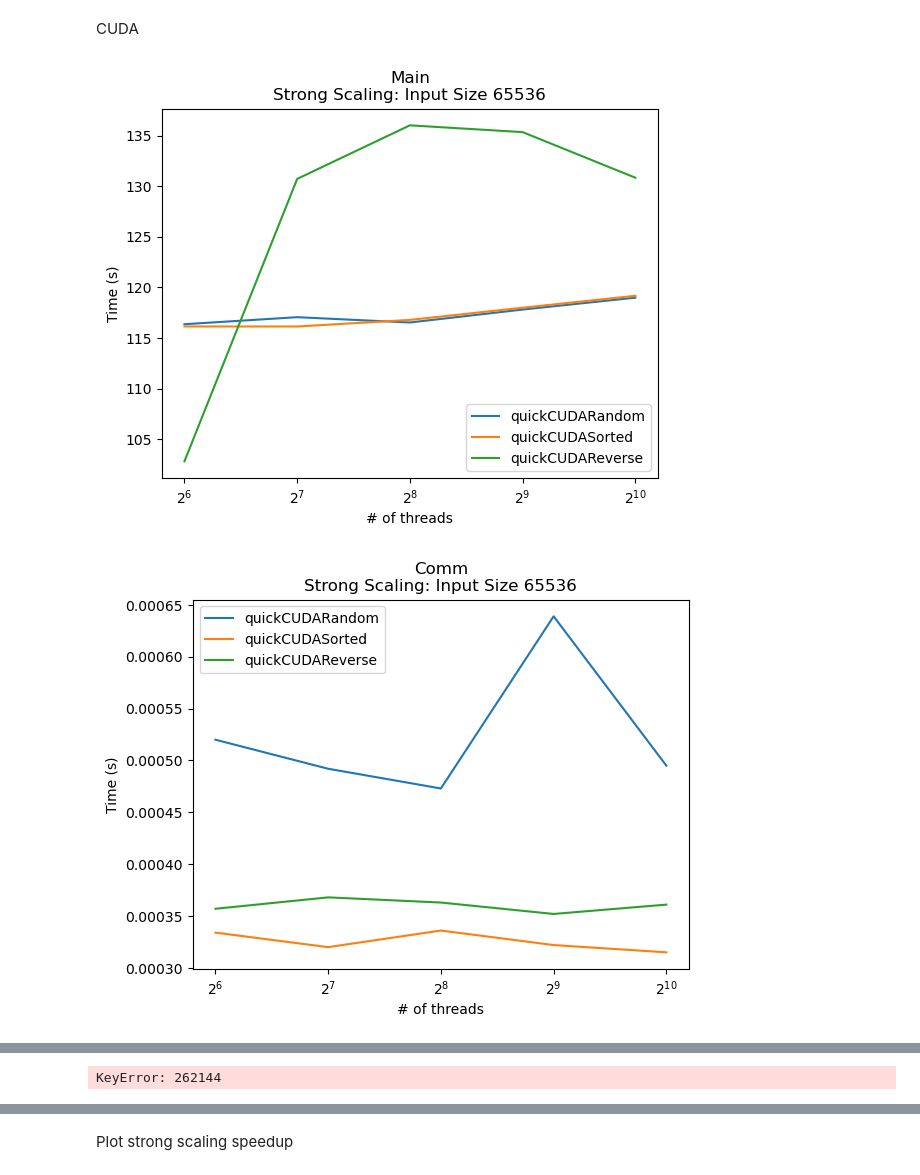
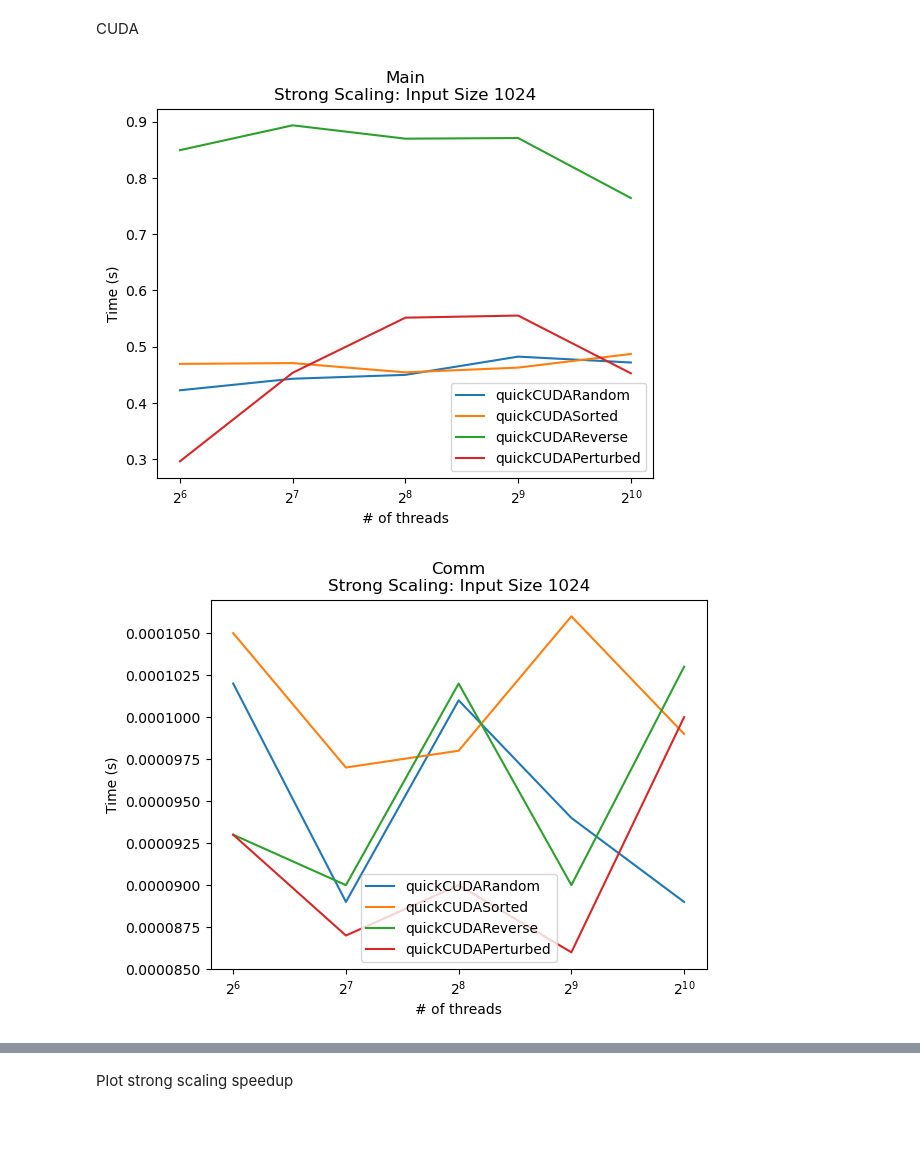
Before and after one commit to Sofia-Ortega/ParallelComputingProject, a Jupyter notebook: PerformanceEval/QuickSortPlotting.ipynb, the cells around one changed output, grey strips where cells are left out. Drawn from its saved outputs; the diff is of its cells as text; code cells hidden in the pictures; blank space fills up the shorter version.

```diff
--- a/PerformanceEval/QuickSortPlotting.ipynb
+++ b/PerformanceEval/QuickSortPlotting.ipynb
@@ -41,28 +49,28 @@ quickTKCUDARandom.metadata
 # %%
-quickMPIData = [quickTKMPIRandom, quickTKMPISorted, quickTKMPIReverse, quickTKMPIPerturbed]
-quickMPIDataClean = []
+# quickMPIData = [quickTKMPIRandom, quickTKMPISorted, quickTKMPIReverse, quickTKMPIPerturbed]
+# quickMPIDataClean = []
 
-for i in range(len(quickMPIData)):
-    quickGB = quickMPIData[i].groupby("InputSize")
+# for i in range(len(quickMPIData)):
+#     quickGB = quickMPIData[i].groupby("InputSize")
 
-    quickCtk = th.Thicket.concat_thickets(
-        thickets=list(quickGB.values()),
-        headers=list(quickGB.keys()),
-        axis="columns",
-        metadata_key="num_procs"
-    )
+#     quickCtk = th.Thicket.concat_thickets(
+#         thickets=list(quickGB.values()),
+#         headers=list(quickGB.keys()),
+#         axis="columns",
+#         metadata_key="num_procs"
+#     )
 
-    remove_list = [("node", "")]
-    values = [2**16, 2**18, 2**20, 2**22, 2**24, 2**26, 2**28]
-    for val in values:
-        remove_list.append((val, "nid"))
-        remove_list.append((val, "spot.channel"))
-        remove_list.append((val, "Total time"))
+#     remove_list = [("node", "")]
+#     values = [2**16, 2**18, 2**20, 2**22, 2**24, 2**26, 2**28]
+#     for val in values:
+#         remove_list.append((val, "nid"))
+#         remove_list.append((val, "spot.channel"))
+#         remove_list.append((val, "Total time"))
 
-    quickCtk.dataframe = quickCtk.dataframe.reset_index().drop(remove_list, axis=1)
-    quickMPIDataClean.append(quickCtk)
+#     quickCtk.dataframe = quickCtk.dataframe.reset_index().drop(remove_list, axis=1)
+#     quickMPIDataClean.append(quickCtk)
 
-quickCUDAData = [quickTKCUDARandom, quickTKCUDASorted, quickTKCUDAReverse]
+quickCUDAData = [quickTKCUDARandom, quickTKCUDASorted, quickTKCUDAReverse, quickTKCUDAPerturbed]
 quickCUDADataClean = []
 
 for i in range(len(quickCUDAData)):
@@ -219,26 +221,26 @@ CUDA
 # %%
 def plot_strong_scaling(algos, num_vals, time_type, title, xlabel, ylabel, savedir=None):
     fig = plt.figure()
     ax = fig.add_subplot(1, 1, 1)
     ax.set_title(title)
     ax.set_xlabel(xlabel)
     ax.set_ylabel(ylabel)
     for k in algos.keys():
         dframe = algos[k]
         xvals = dframe['num_threads']
         yvals = dframe[num_vals][time_type]
         ax.plot(xvals, yvals, label=k)
     ax.legend()
     plt.xscale("log", base=2)
     plt.show()
     if savedir != None:
         plt.save(savedir)
 
-values = [2**16, 2**18]
+values = [2**10, 2**12, 2**14, 2**16]
 for val in values:
     plot_strong_scaling(algosMainCUDA, val, 'Avg time/rank', 'Main\nStrong Scaling: Input Size ' + str(val), '# of threads', 'Time (s)')
     plot_strong_scaling(algosCommCUDA, val, 'Avg time/rank', 'Comm\nStrong Scaling: Input Size ' + str(val), '# of threads', 'Time (s)')
     plot_strong_scaling(algosCompCUDA, val, 'Avg time/rank', 'Comp_Large\nStrong Scaling: Input Size ' + str(val), '# of threads', 'Time (s)')
 # %% [output]
-[figure, old version]
+[figure, new version]
-[figure, old version]
+[figure, new version]
@@ -246 +247,0 @@ for val in values:
-KeyError: 262144
```
Also changed, not shown: parts of 8 cells of this notebook.
